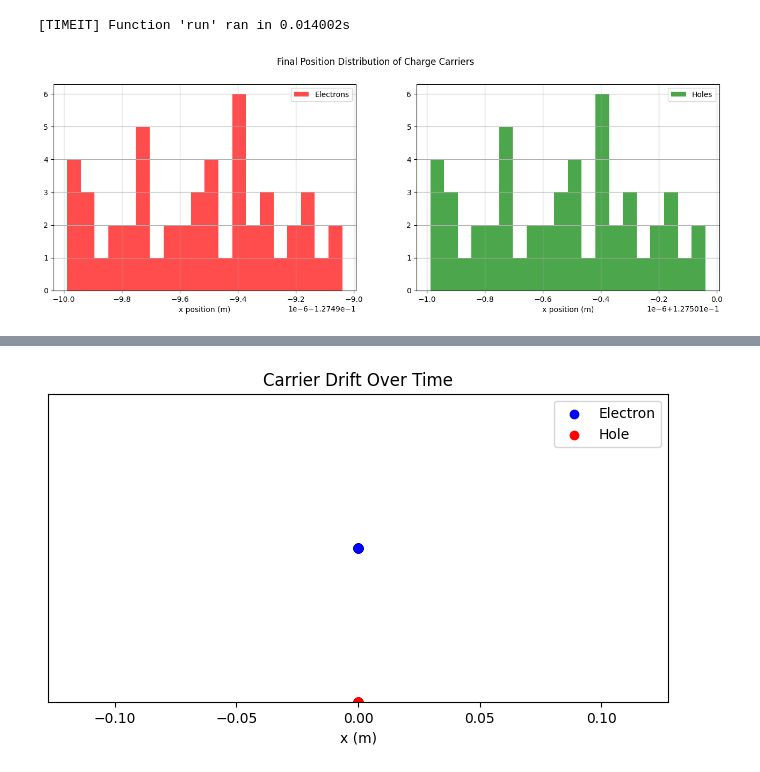
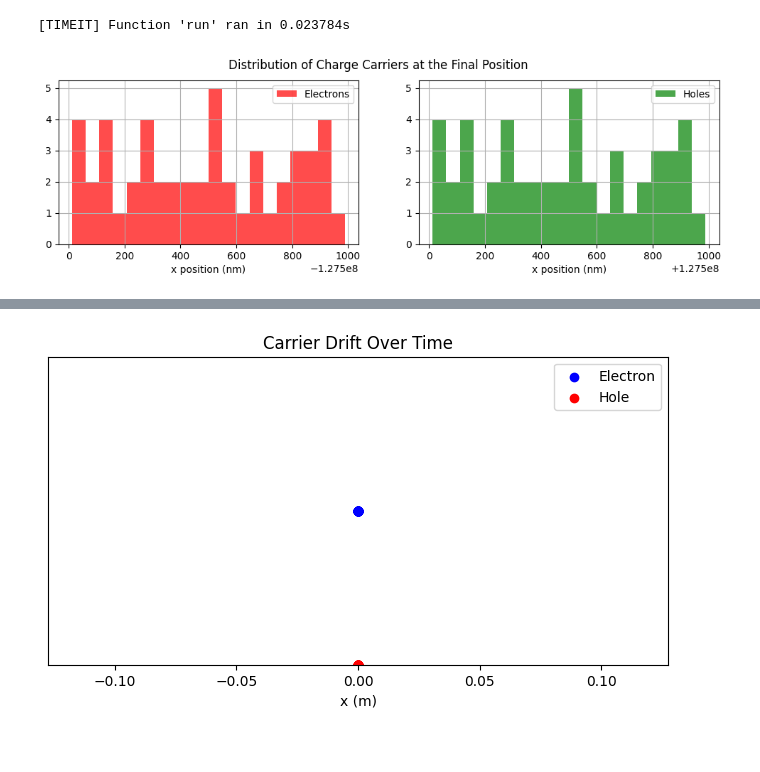
Before and after one commit to DoodlesHuman/solar-cell-simulator, a Jupyter notebook: visulize_simulation.ipynb, the cells around one changed output, grey strips where cells are left out. Saved outputs shown, nothing was run; the diff lists cells and outputs as text; code cells hidden in the pictures; blank space fills up the shorter version.

```diff
--- a/visulize_simulation.ipynb
+++ b/visulize_simulation.ipynb
@@ -1,5 +1,6 @@
 # %%
 %matplotlib inline
+
 import matplotlib.pyplot as plt
 import numpy as np
 import pickle
@@ -13,33 +14,31 @@ import src.utils
 field = ElectricField(1.0)
 carriers = generate_carriers(50, 1e-8, 1e-6)
 sim = SolarCellSim(carriers, field, dt = 0.01, steps = 50)
-
-
-sim.run()
-
-trajectory = sim.trajectory
-# %% [output]
-[TIMEIT] Function 'run' ran in 0.014002s
+# %%
+sim.run()
+trajectory = sim.trajectory
+# %% [output]
+[TIMEIT] Function 'run' ran in 0.023784s
 # %%
 final_step = trajectory[-1]
 
-electron_x = [x for particle, x in final_step if particle == 'electron']
-hole_x = [x for particle, x in final_step if particle == 'hole']
+electron_x = [x/1e-9 for particle, x in final_step if particle == 'electron']
+hole_x = [x/1e-9 for particle, x in final_step if particle == 'hole']
 # %%
-fig, axs = plt.subplots(1, 2, figsize = (16, 5))
-#plt.figure(figsize = (8,6))
-#plt.hist(electron_x, label = 'Electrons')
+fig, axs = plt.subplots(1, 2, figsize = (12, 3))
+
 axs[1].hist(hole_x, alpha = 0.7, bins = 20, color = 'green', label = 'Holes')
-axs[1].set_xlabel("x position (m)")
+axs[1].set_xlabel("x position (nm)")
 axs[1].legend()
 axs[1].grid(True)
 
 axs[0].hist(electron_x, alpha = 0.7, color = 'red', bins = 20, label = 'Electrons')
-axs[0].set_xlabel("x position (m)")
+axs[0].set_xlabel("x position (nm)")
 axs[0].legend()
 axs[0].grid(True)
 
-plt.suptitle("Final Position Distribution of Charge Carriers")
+
+plt.suptitle("Distribution of Charge Carriers at the Final Position")
 plt.show()
 # %% [output]
-[figure, old version]
+[figure, new version]
```
Also changed, not shown: parts of 3 cells of this notebook, 2 other files.
